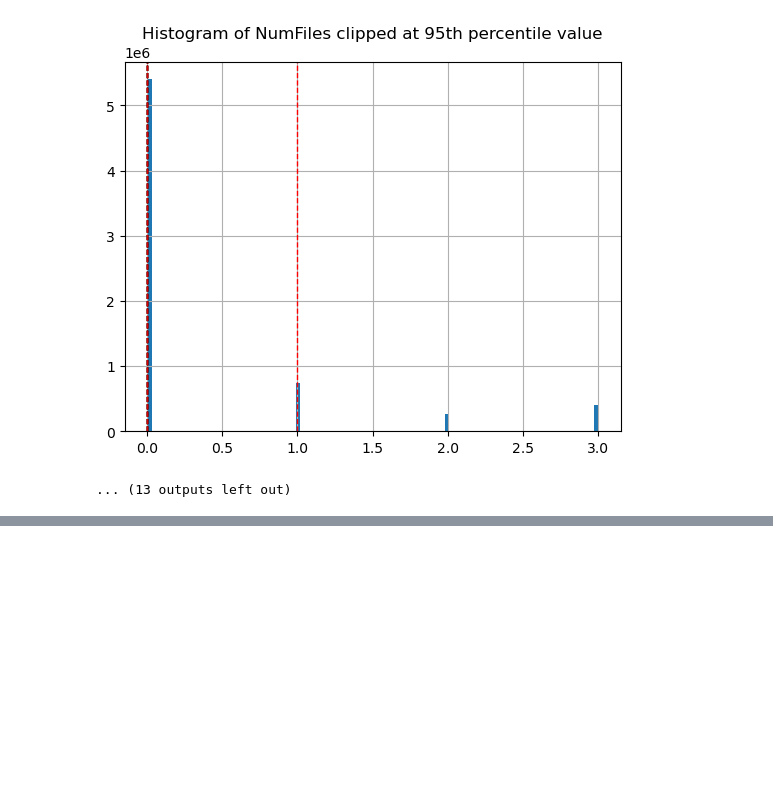
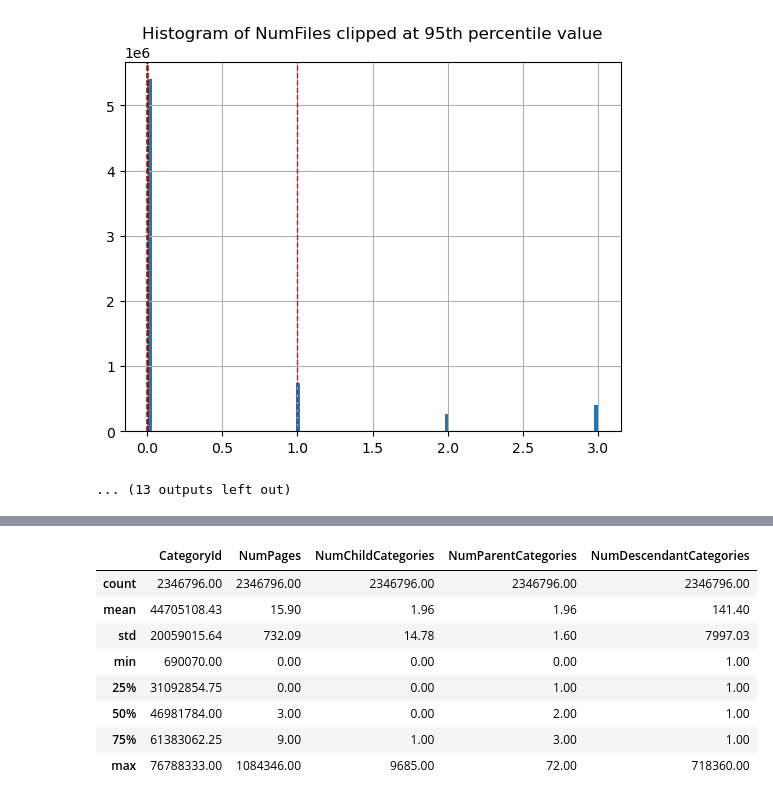
Before and after one commit to vmohit256/ml_practice, a Jupyter notebook: datasets/Wikipedia/exploratory_analysis_1.ipynb, the cells around one changed output, grey strips where cells are left out. Drawn from its saved outputs; the diff is of its cells as text; code cells hidden in the pictures; blank space fills up the shorter version.

```diff
--- a/datasets/Wikipedia/exploratory_analysis_1.ipynb
+++ b/datasets/Wikipedia/exploratory_analysis_1.ipynb
@@ -254,0 +188,14 @@ pdf
+# %%
+# turn off scientific notation
+with pd.option_context('display.float_format', '{:.2f}'.format):
+    display(category_stats.describe())
+# %% [output]
+|  | CategoryId | NumPages | NumChildCategories | NumParentCategories | NumDescendantCategories |
+| count | 2346796.00 | 2346796.00 | 2346796.00 | 2346796.00 | 2346796.00 |
+| mean | 44705108.43 | 15.90 | 1.96 | 1.96 | 141.40 |
+| std | 20059015.64 | 732.09 | 14.78 | 1.60 | 7997.03 |
+| min | 690070.00 | 0.00 | 0.00 | 0.00 | 1.00 |
+| 25% | 31092854.75 | 0.00 | 0.00 | 1.00 | 1.00 |
+| 50% | 46981784.00 | 3.00 | 0.00 | 2.00 | 1.00 |
+| 75% | 61383062.25 | 9.00 | 1.00 | 3.00 | 1.00 |
+| max | 76788333.00 | 1084346.00 | 9685.00 | 72.00 | 718360.00 |
```
Also changed, not shown: parts of 8 cells of this notebook, 6 other files.
